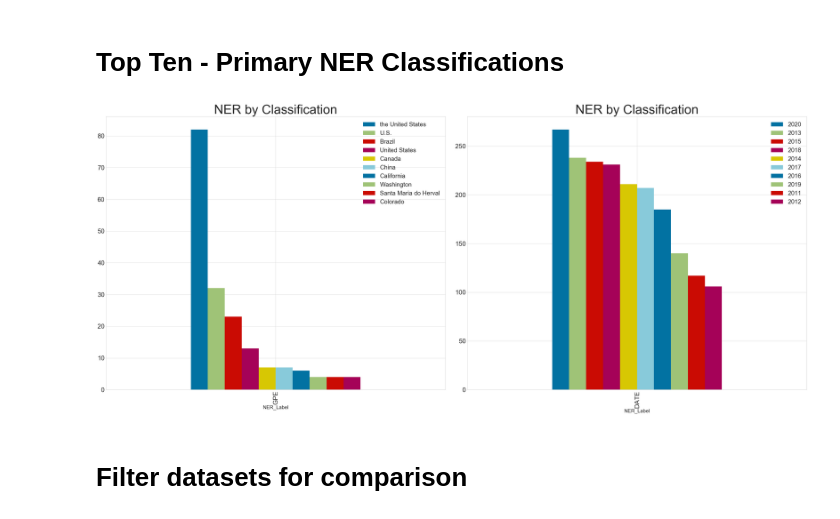
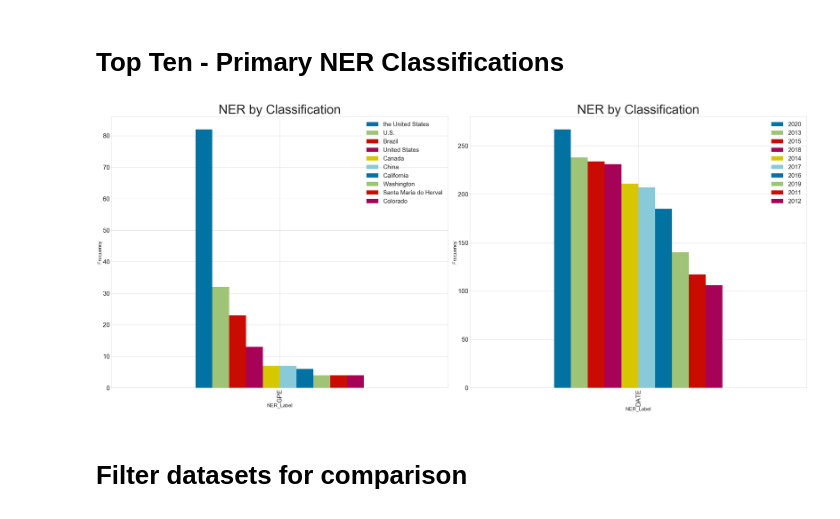
Before and after one commit to VintageGold/Text_Summarization, a Jupyter notebook: notebooks/NER_Analysis.ipynb, the cells around one changed output. Drawn from its saved outputs; the diff is of its cells as text; code cells hidden in the pictures.

```diff
--- a/notebooks/NER_Analysis.ipynb
+++ b/notebooks/NER_Analysis.ipynb
@@ -136,4 +139,6 @@ for index,col in enumerate(visualize_cols):
 
 
     ner_overview_plot.plot(kind='bar',title="NER by Classification",ax=ax[index]).legend(fontsize="30")
+
+    ax[index].set_ylabel("Frequency")
 # %% [output]
@@ -143,29 +148,31 @@ for index,col in enumerate(visualize_cols):
 # %%
 top = 10
 
 visualize_cols = ["GPE","DATE"]
 
 fig, ax = plt.subplots(1,len(visualize_cols),figsize=(50,20))
 fig.tight_layout(h_pad=2,w_pad=3)
 
 for index,col in enumerate(visualize_cols):
 
     dataset = entity_by_document_overview.query(f'NER_Label == "{col}"')
 
     ner_overview_plot = (dataset.groupby(['Long_Form', 'NER_Label']).size().reset_index()
 
                 .pivot(columns='NER_Label', index='Long_Form', values=0)
 
                  .sort_values(by=col,ascending=False)
                  .head(top)
 
                 .T
                 )
 
 
+
     ner_overview_plot.plot(kind='bar',title="NER by Classification",ax=ax[index]).legend(fontsize="30")
+    ax[index].set_ylabel("Frequency")
 # %% [output]
-[figure, old version]
+[figure, new version]
 # %% [markdown]
 # Filter datasets for comparison
 # %%
```
Also changed, not shown: parts of 7 cells of this notebook.
